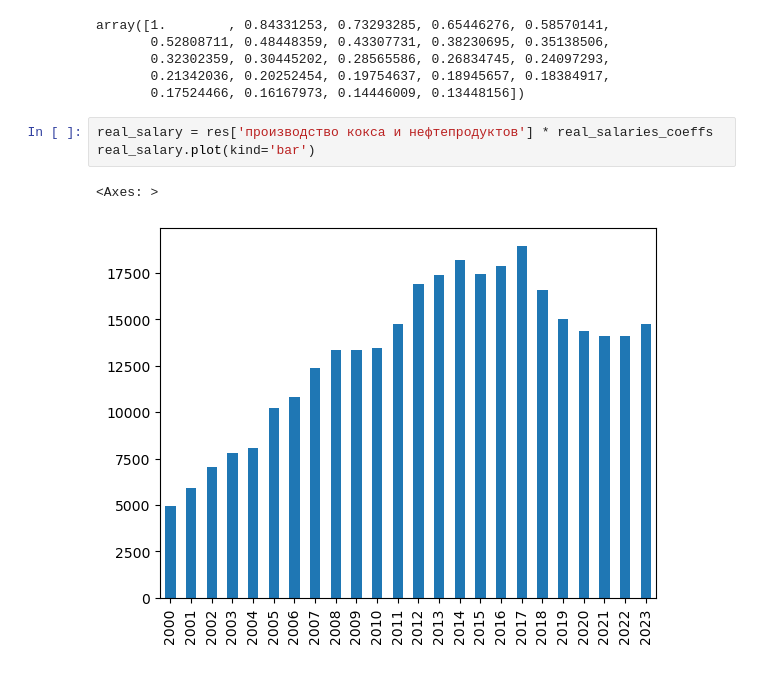
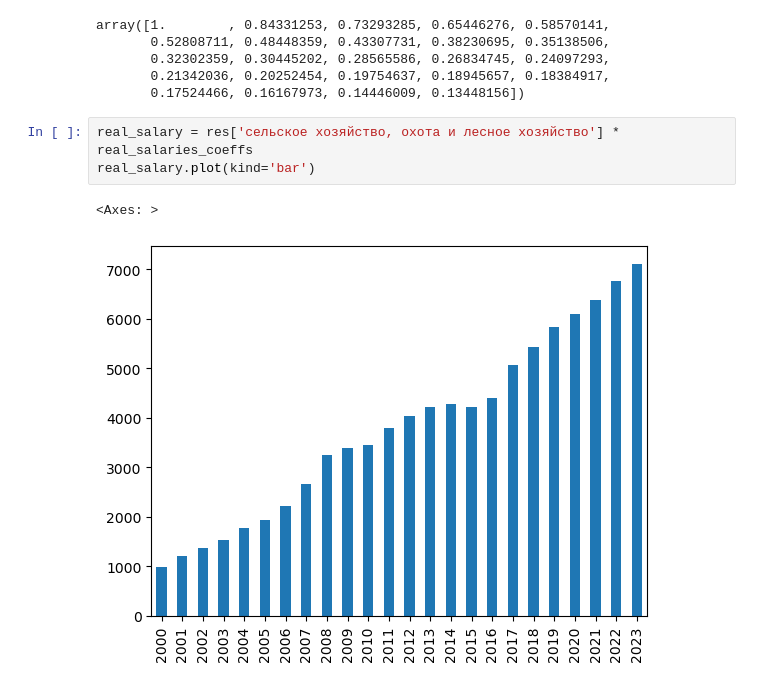
Before and after one commit to zinkin-s/homework, a Jupyter notebook: final/notebook_1.ipynb, the cells around one changed output. Drawn from its saved outputs; the diff is of its cells as text.

```diff
--- a/final/notebook_1.ipynb
+++ b/final/notebook_1.ipynb
@@ -250,8 +250,8 @@ array([1.        , 0.84331253, 0.73293285, 0.65446276, 0.58570141,
        0.21342036, 0.20252454, 0.19754637, 0.18945657, 0.18384917,
        0.17524466, 0.16167973, 0.14446009, 0.13448156])
 # %%
-real_salary = res['производство кокса и нефтепродуктов'] * real_salaries_coeffs
+real_salary = res['сельское хозяйство, охота и лесное хозяйство'] * real_salaries_coeffs
 real_salary.plot(kind='bar')
 # %% [output]
 <Axes: >
-[figure, old version]
+[figure, new version]
```
Also changed, not shown: parts of 1 cell of this notebook.
